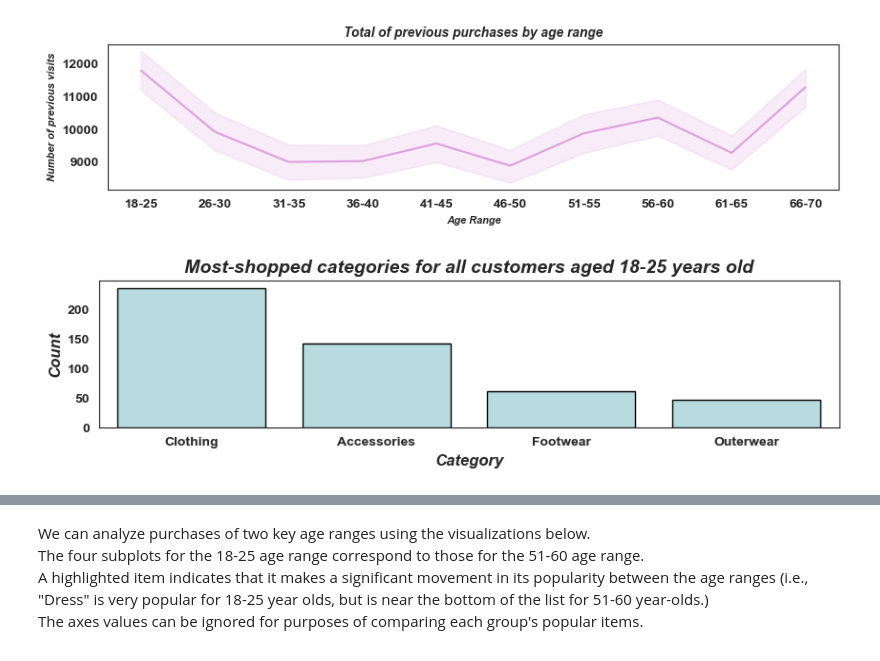
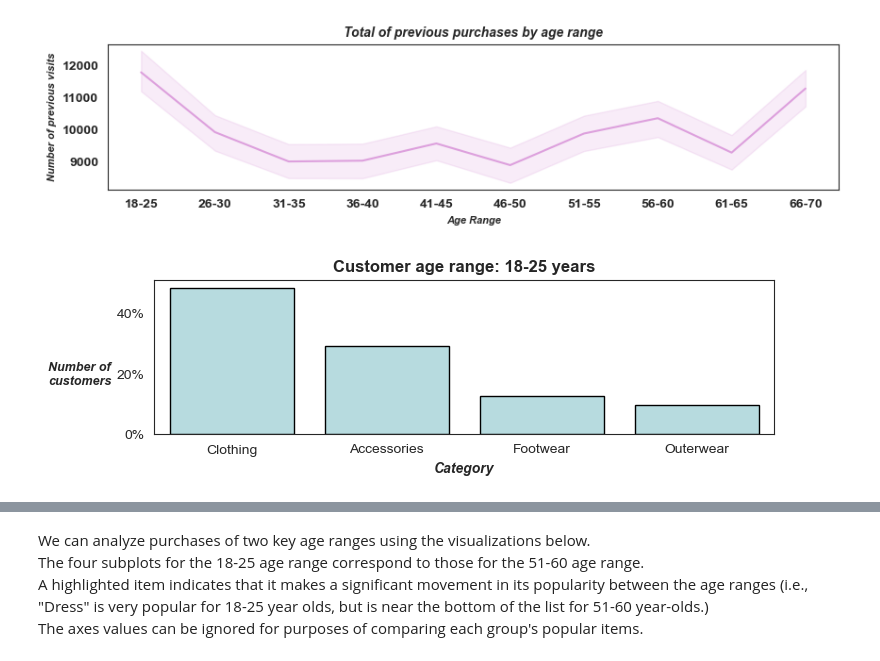
Before and after one commit to molly777yllom/DataDive3_DATA3500, a Jupyter notebook: shopping_trends.ipynb, the cells around one changed output, grey strips where cells are left out. Saved outputs shown, nothing was run; the diff lists cells and outputs as text; code cells hidden in the pictures.

```diff
--- a/shopping_trends.ipynb
+++ b/shopping_trends.ipynb
@@ -497,17 +491,25 @@ plt.show()
 # %%
 # Plot: Most-shopped categories for customers aged 18-25 years
 youngest = shopping.query("`Age Range` == '18-25'")  # create filter for the youngest age range
+
+youngest_category_counts = youngest['Category'].value_counts(normalize=True) * 100  # calculate the percentage of purchase count by each category
+youngest_category_percentage = youngest_category_counts.reset_index()  # convert the series to dataframe (with the two columns below) for plotting
+youngest_category_percentage.columns = ['Category', 'Percentage']
+
 youngest_order = youngest['Category'].value_counts().index  # create a descending-order parameter
-f, ax = plt.subplots(figsize=(10, 2))  # set up plot and styles
+f, ax = plt.subplots(figsize=(8, 2))  # set up plot and styles
 plt.subplots_adjust(hspace=0.3, wspace=0.5)
 sns.set_style('white')
-sns.countplot(x="Category", data=youngest, color='powderblue', edgecolor='black', ax=ax, order=youngest_order)  # set up the countplot
-ax.set_title('Most-shopped categories for all customers aged 18-25 years old', fontsize=14, weight='bold', style='italic', y=1)  # set a title
-ax.set_xlabel('Category', weight='bold', style='italic', size=12)  # customize x-axis label
-ax.set_ylabel('Count', weight='bold', style='italic', size=12)  # customize y-axis label
+sns.barplot(x="Category", y='Percentage', data=youngest_category_percentage, color='powderblue', edgecolor='black', ax=ax, order=youngest_order)  # set up the countplot
+ax.set_title('Customer age range: 18-25 years', fontsize=12, weight='bold', y=1)  # set a title
+ax.set_xlabel('Category', weight='bold', style='italic', size=10)  # customize x-axis label
+ax.set_ylabel('Number of\ncustomers', weight='bold', style='italic', size=9, rotation=0)  # customize the y-axis label
+ax.get_yaxis().set_label_coords(-0.12,0.3)  # Adjust y-axis label position
 ax.set_facecolor('white')  # set a background color
-for label in ax.get_xticklabels(): label.set_weight('bold')  # customize x-axis tick labels
-for label in ax.get_yticklabels(): label.set_weight('bold')  # customize y-axis tick labels
+#for label in ax.get_xticklabels(): label.set_weight('bold')  # customize x-axis tick labels
+#for label in ax.get_yticklabels(): label.set_weight('bold')  # customize y-axis tick labels
+formatter = FuncFormatter(to_percent)
+ax.yaxis.set_major_formatter(formatter)  # apply the formatting function to add % signs to y-axis
 plt.show()  # show the plot
 # %% [output]
-[figure, old version]
+[figure, new version]
```
Also changed, not shown: parts of 20 cells of this notebook, 2 other files.
